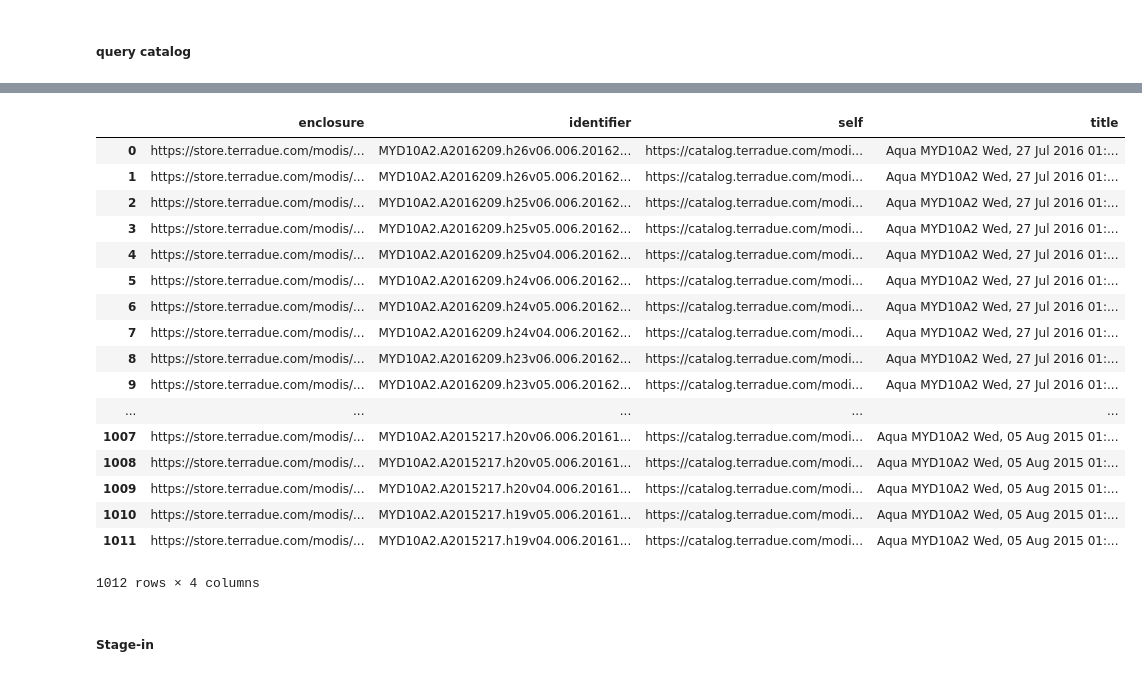
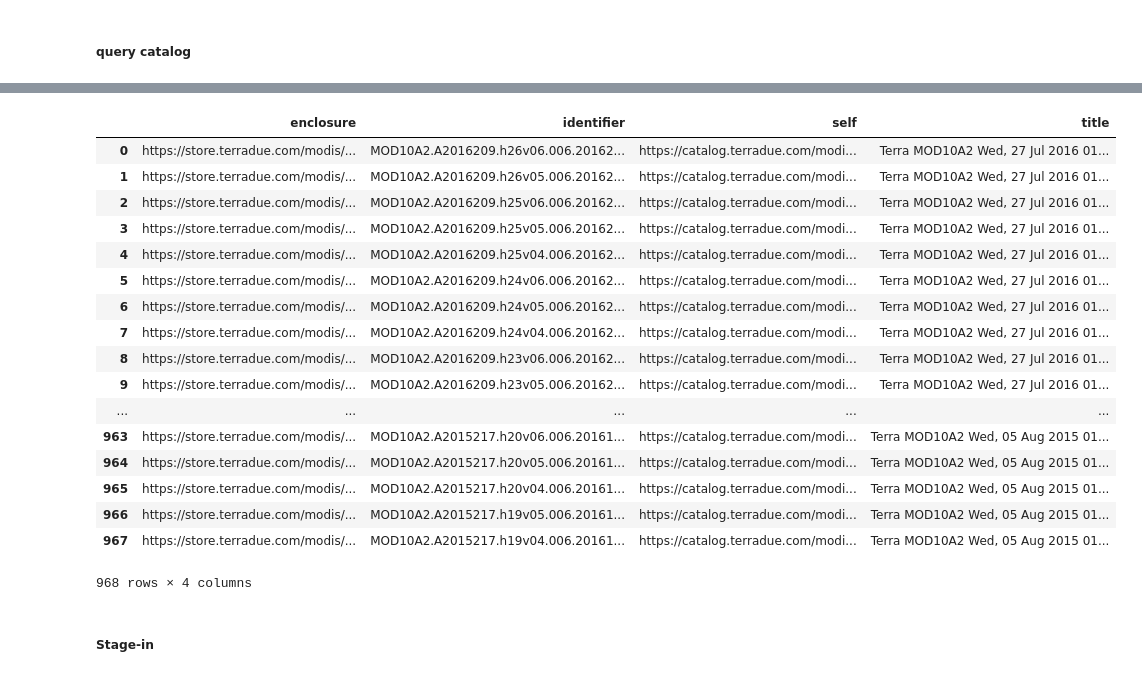
Before and after one commit to ec-better/ewf-wfp-02-02-01, a Jupyter notebook: src/main/app-resources/notebook/libexec/input.ipynb, the cells around one changed output, grey strips where cells are left out. Drawn from its saved outputs; the diff is of its cells as text; code cells hidden in the pictures.

```diff
--- a/src/main/app-resources/notebook/libexec/input.ipynb
+++ b/src/main/app-resources/notebook/libexec/input.ipynb
@@ -767,7 +764,7 @@ search={}
 
 search = ciop.search(end_point = series_modis,
               params=search_params,
-              output_fields='title,identifier,self,enclosure',
+              output_fields='enclosure,self,identifier,title',
               model='EOP')
 
 results = gp.GeoDataFrame(search)
@@ -778,21 +775,21 @@ reporter:status:2019-09-16T17:42:07.498514 [INFO   ] [user process] Quering the
 |  | enclosure | identifier | self | title |
-| 0 | https://store.terradue.com/modis/... | MYD10A2.A2016209.h26v06.006.20162... | https://catalog.terradue.com/modi... | Aqua MYD10A2 Wed, 27 Jul 2016 01:... |
-| 1 | https://store.terradue.com/modis/... | MYD10A2.A2016209.h26v05.006.20162... | https://catalog.terradue.com/modi... | Aqua MYD10A2 Wed, 27 Jul 2016 01:... |
-| 2 | https://store.terradue.com/modis/... | MYD10A2.A2016209.h25v06.006.20162... | https://catalog.terradue.com/modi... | Aqua MYD10A2 Wed, 27 Jul 2016 01:... |
-| 3 | https://store.terradue.com/modis/... | MYD10A2.A2016209.h25v05.006.20162... | https://catalog.terradue.com/modi... | Aqua MYD10A2 Wed, 27 Jul 2016 01:... |
-| 4 | https://store.terradue.com/modis/... | MYD10A2.A2016209.h25v04.006.20162... | https://catalog.terradue.com/modi... | Aqua MYD10A2 Wed, 27 Jul 2016 01:... |
-| 5 | https://store.terradue.com/modis/... | MYD10A2.A2016209.h24v06.006.20162... | https://catalog.terradue.com/modi... | Aqua MYD10A2 Wed, 27 Jul 2016 01:... |
-| 6 | https://store.terradue.com/modis/... | MYD10A2.A2016209.h24v05.006.20162... | https://catalog.terradue.com/modi... | Aqua MYD10A2 Wed, 27 Jul 2016 01:... |
-| 7 | https://store.terradue.com/modis/... | MYD10A2.A2016209.h24v04.006.20162... | https://catalog.terradue.com/modi... | Aqua MYD10A2 Wed, 27 Jul 2016 01:... |
-| 8 | https://store.terradue.com/modis/... | MYD10A2.A2016209.h23v06.006.20162... | https://catalog.terradue.com/modi... | Aqua MYD10A2 Wed, 27 Jul 2016 01:... |
-| 9 | https://store.terradue.com/modis/... | MYD10A2.A2016209.h23v05.006.20162... | https://catalog.terradue.com/modi... | Aqua MYD10A2 Wed, 27 Jul 2016 01:... |
+| 0 | https://store.terradue.com/modis/... | MOD10A2.A2016209.h26v06.006.20162... | https://catalog.terradue.com/modi... | Terra MOD10A2 Wed, 27 Jul 2016 01... |
+| 1 | https://store.terradue.com/modis/... | MOD10A2.A2016209.h26v05.006.20162... | https://catalog.terradue.com/modi... | Terra MOD10A2 Wed, 27 Jul 2016 01... |
+| 2 | https://store.terradue.com/modis/... | MOD10A2.A2016209.h25v06.006.20162... | https://catalog.terradue.com/modi... | Terra MOD10A2 Wed, 27 Jul 2016 01... |
+| 3 | https://store.terradue.com/modis/... | MOD10A2.A2016209.h25v05.006.20162... | https://catalog.terradue.com/modi... | Terra MOD10A2 Wed, 27 Jul 2016 01... |
+| 4 | https://store.terradue.com/modis/... | MOD10A2.A2016209.h25v04.006.20162... | https://catalog.terradue.com/modi... | Terra MOD10A2 Wed, 27 Jul 2016 01... |
+| 5 | https://store.terradue.com/modis/... | MOD10A2.A2016209.h24v06.006.20162... | https://catalog.terradue.com/modi... | Terra MOD10A2 Wed, 27 Jul 2016 01... |
+| 6 | https://store.terradue.com/modis/... | MOD10A2.A2016209.h24v05.006.20162... | https://catalog.terradue.com/modi... | Terra MOD10A2 Wed, 27 Jul 2016 01... |
+| 7 | https://store.terradue.com/modis/... | MOD10A2.A2016209.h24v04.006.20162... | https://catalog.terradue.com/modi... | Terra MOD10A2 Wed, 27 Jul 2016 01... |
+| 8 | https://store.terradue.com/modis/... | MOD10A2.A2016209.h23v06.006.20162... | https://catalog.terradue.com/modi... | Terra MOD10A2 Wed, 27 Jul 2016 01... |
+| 9 | https://store.terradue.com/modis/... | MOD10A2.A2016209.h23v05.006.20162... | https://catalog.terradue.com/modi... | Terra MOD10A2 Wed, 27 Jul 2016 01... |
 | ... | ... | ... | ... | ... |
-| 1007 | https://store.terradue.com/modis/... | MYD10A2.A2015217.h20v06.006.20161... | https://catalog.terradue.com/modi... | Aqua MYD10A2 Wed, 05 Aug 2015 01:... |
-| 1008 | https://store.terradue.com/modis/... | MYD10A2.A2015217.h20v05.006.20161... | https://catalog.terradue.com/modi... | Aqua MYD10A2 Wed, 05 Aug 2015 01:... |
-| 1009 | https://store.terradue.com/modis/... | MYD10A2.A2015217.h20v04.006.20161... | https://catalog.terradue.com/modi... | Aqua MYD10A2 Wed, 05 Aug 2015 01:... |
-| 1010 | https://store.terradue.com/modis/... | MYD10A2.A2015217.h19v05.006.20161... | https://catalog.terradue.com/modi... | Aqua MYD10A2 Wed, 05 Aug 2015 01:... |
-| 1011 | https://store.terradue.com/modis/... | MYD10A2.A2015217.h19v04.006.20161... | https://catalog.terradue.com/modi... | Aqua MYD10A2 Wed, 05 Aug 2015 01:... |
+| 963 | https://store.terradue.com/modis/... | MOD10A2.A2015217.h20v06.006.20161... | https://catalog.terradue.com/modi... | Terra MOD10A2 Wed, 05 Aug 2015 01... |
+| 964 | https://store.terradue.com/modis/... | MOD10A2.A2015217.h20v05.006.20161... | https://catalog.terradue.com/modi... | Terra MOD10A2 Wed, 05 Aug 2015 01... |
+| 965 | https://store.terradue.com/modis/... | MOD10A2.A2015217.h20v04.006.20161... | https://catalog.terradue.com/modi... | Terra MOD10A2 Wed, 05 Aug 2015 01... |
+| 966 | https://store.terradue.com/modis/... | MOD10A2.A2015217.h19v05.006.20161... | https://catalog.terradue.com/modi... | Terra MOD10A2 Wed, 05 Aug 2015 01... |
+| 967 | https://store.terradue.com/modis/... | MOD10A2.A2015217.h19v04.006.20161... | https://catalog.terradue.com/modi... | Terra MOD10A2 Wed, 05 Aug 2015 01... |
-1012 rows × 4 columns
+968 rows × 4 columns
 # %%
 modis_identifiers = list(results['identifier'])
 # %% [markdown]
```
Also changed, not shown: parts of 14 cells of this notebook, 3 other files.
